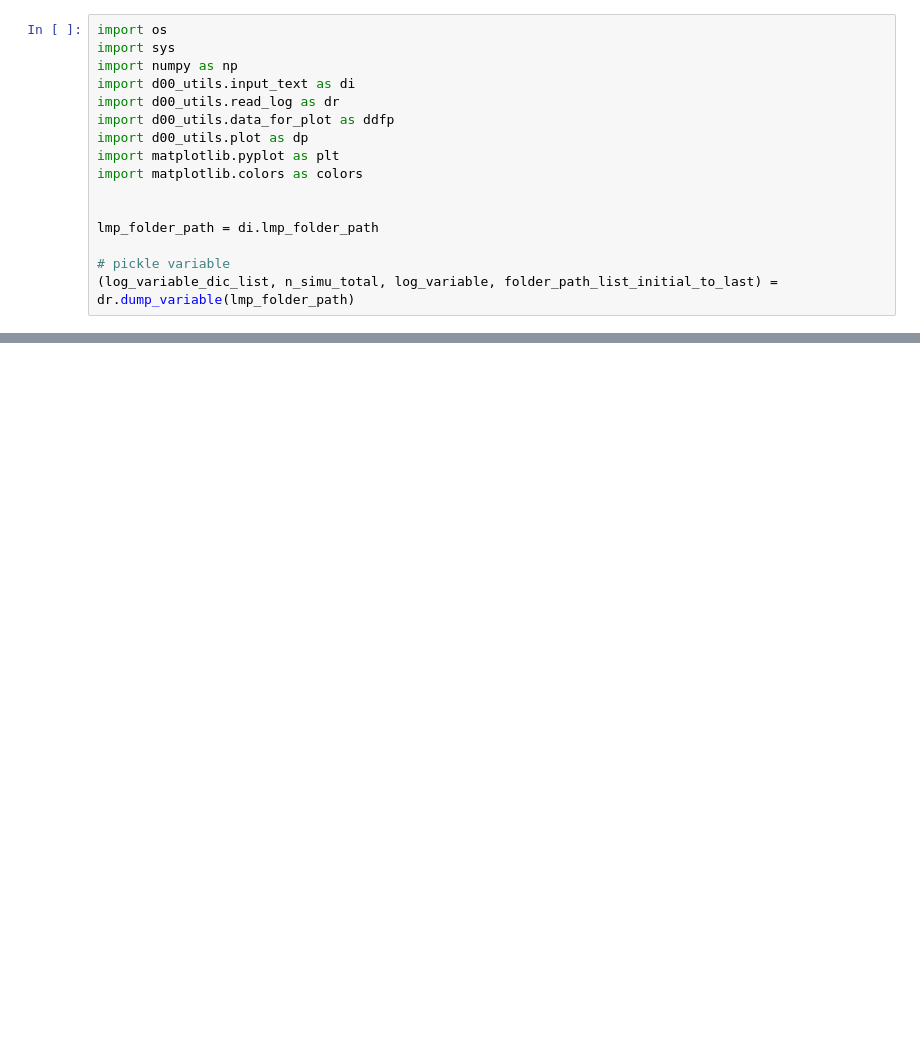
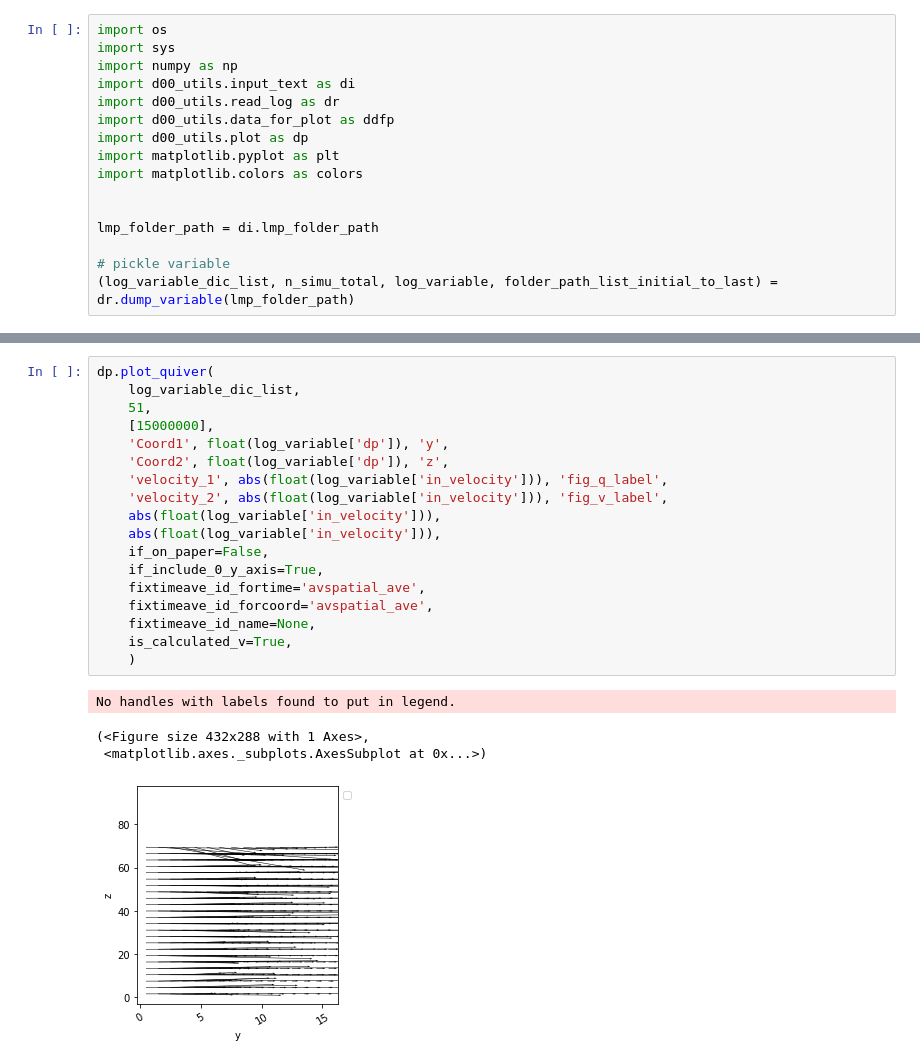
Before and after one commit to ic6413/simulation, a Jupyter notebook: lammps_process/notebooks/20210504-han-plot.ipynb, the cells around one changed output, grey strips where cells are left out. Cells and saved outputs as stored; diff of their text form; blank space fills up the shorter version.

```diff
--- a/lammps_process/notebooks/20210504-han-plot.ipynb
+++ b/lammps_process/notebooks/20210504-han-plot.ipynb
@@ -163,0 +189,23 @@ plotdata_figure_save(
+# %%
+dp.plot_quiver(
+    log_variable_dic_list,
+    51,
+    [15000000],
+    'Coord1', float(log_variable['dp']), 'y',
+    'Coord2', float(log_variable['dp']), 'z',
+    'velocity_1', abs(float(log_variable['in_velocity'])), 'fig_q_label',
+    'velocity_2', abs(float(log_variable['in_velocity'])), 'fig_v_label',
+    abs(float(log_variable['in_velocity'])),
+    abs(float(log_variable['in_velocity'])),
+    if_on_paper=False,
+    if_include_0_y_axis=True,
+    fixtimeave_id_fortime='avspatial_ave',
+    fixtimeave_id_forcoord='avspatial_ave',
+    fixtimeave_id_name=None,
+    is_calculated_v=True,
+    )
+# %% [output]
+No handles with labels found to put in legend.
+(<Figure size 432x288 with 1 Axes>,
+ <matplotlib.axes._subplots.AxesSubplot at 0x...>)
+[figure, added]
```
Also changed, not shown: parts of 9 cells of this notebook, 16 other files.
